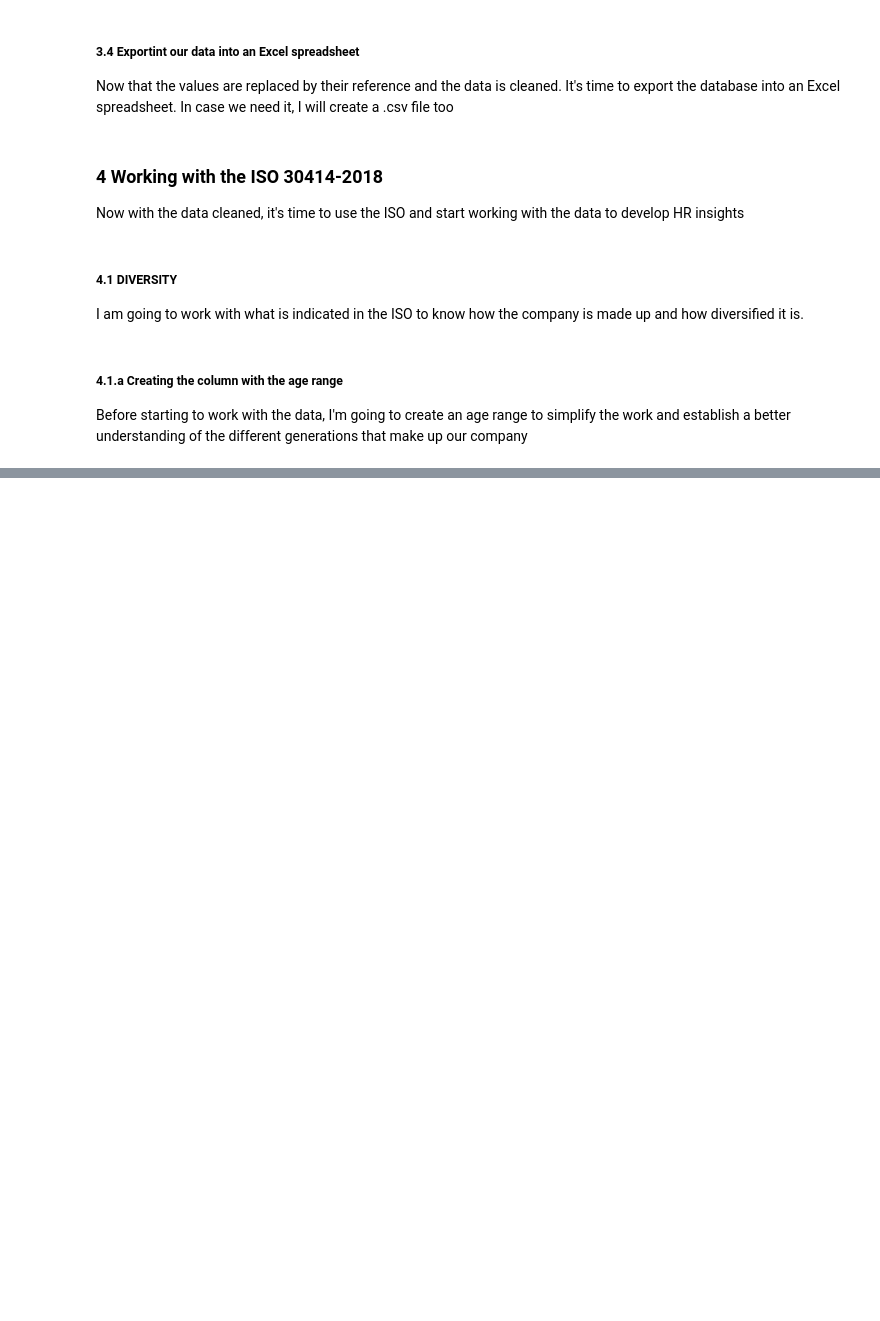
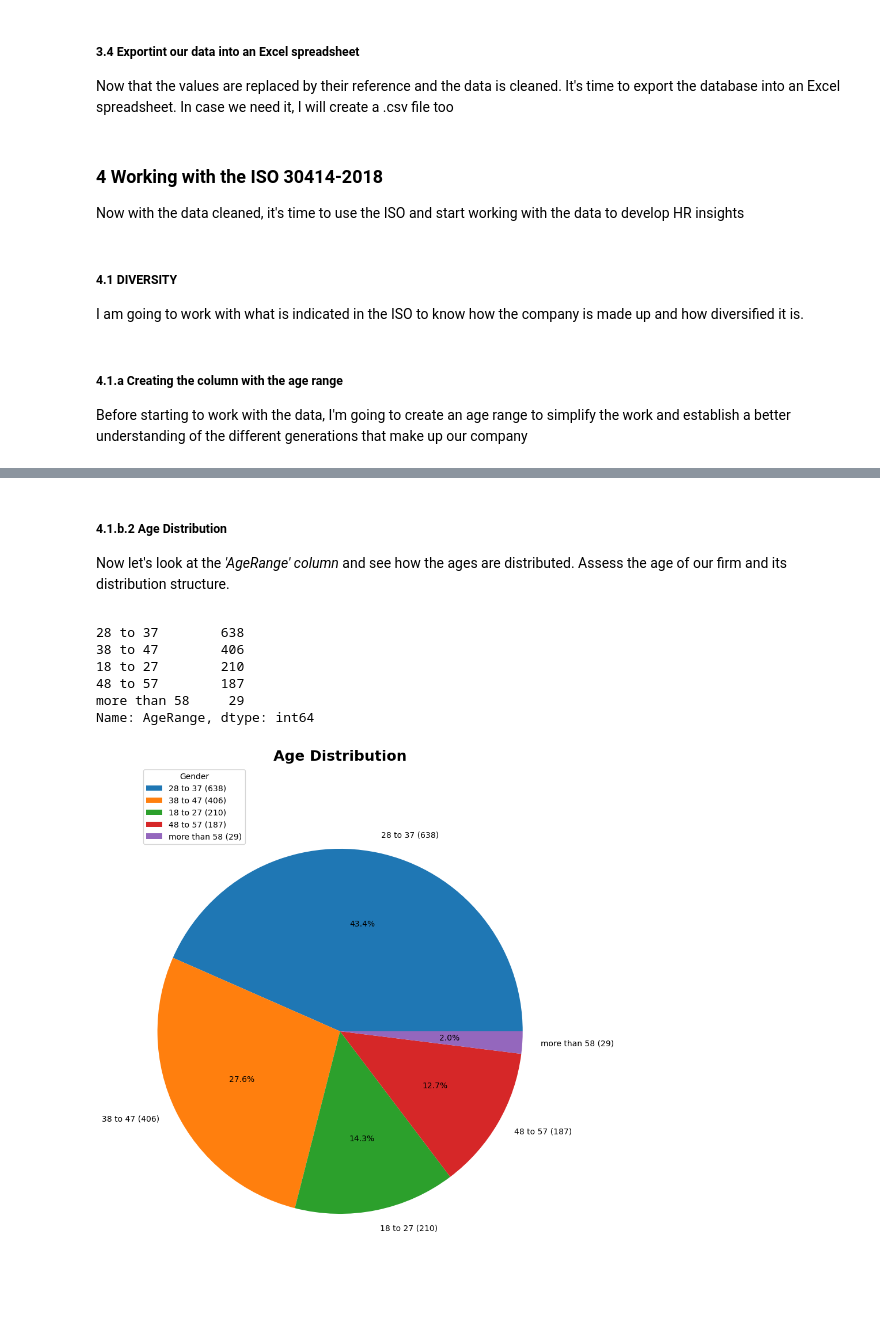
Before and after one commit to nachogalasso/da_python, a Jupyter notebook: hr_panalytics/pe_analytics.ipynb, the cells around one changed output, grey strips where cells are left out. Saved outputs shown, nothing was run; the diff lists cells and outputs as text; code cells hidden in the pictures; blank space fills up the shorter version.

```diff
--- a/hr_panalytics/pe_analytics.ipynb
+++ b/hr_panalytics/pe_analytics.ipynb
@@ -285,0 +354,29 @@ df_padb.to_csv('ibm_hranalytics_2021.csv', index=False)
+# %% [markdown]
+##### 4.1.b.2 Age Distribution
+
+<p>Now let's look at the <i>'AgeRange' column</i> and see how the ages are distributed. Assess the age of our firm and its distribution structure.<p>
+# %%
+age_range_count = df_padb['AgeRange'].value_counts()
+print(age_range_count)
+
+total_age_count = age_range_count.sum()
+age_percentage = (age_range_count / total_age_count) * 100
+
+labels = [f'{age} ({count})' for age, count in zip(age_range_count.index, age_range_count)]
+
+fig, ax = plt.subplots(figsize=(9, 12))
+
+
+plt.pie(age_range_count, labels=labels, autopct='%1.1f%%')
+plt.legend(title='Gender', loc= 'upper left')
+ax.set_title('Age Distribution', fontsize=18, fontweight='bold')
+plt.axis('equal')
+plt.show()
+# %% [output]
+28 to 37        638
+38 to 47        406
+18 to 27        210
+48 to 57        187
+more than 58     29
+Name: AgeRange, dtype: int64
+[figure, added]
```
Also changed, not shown: parts of 19 cells of this notebook.
